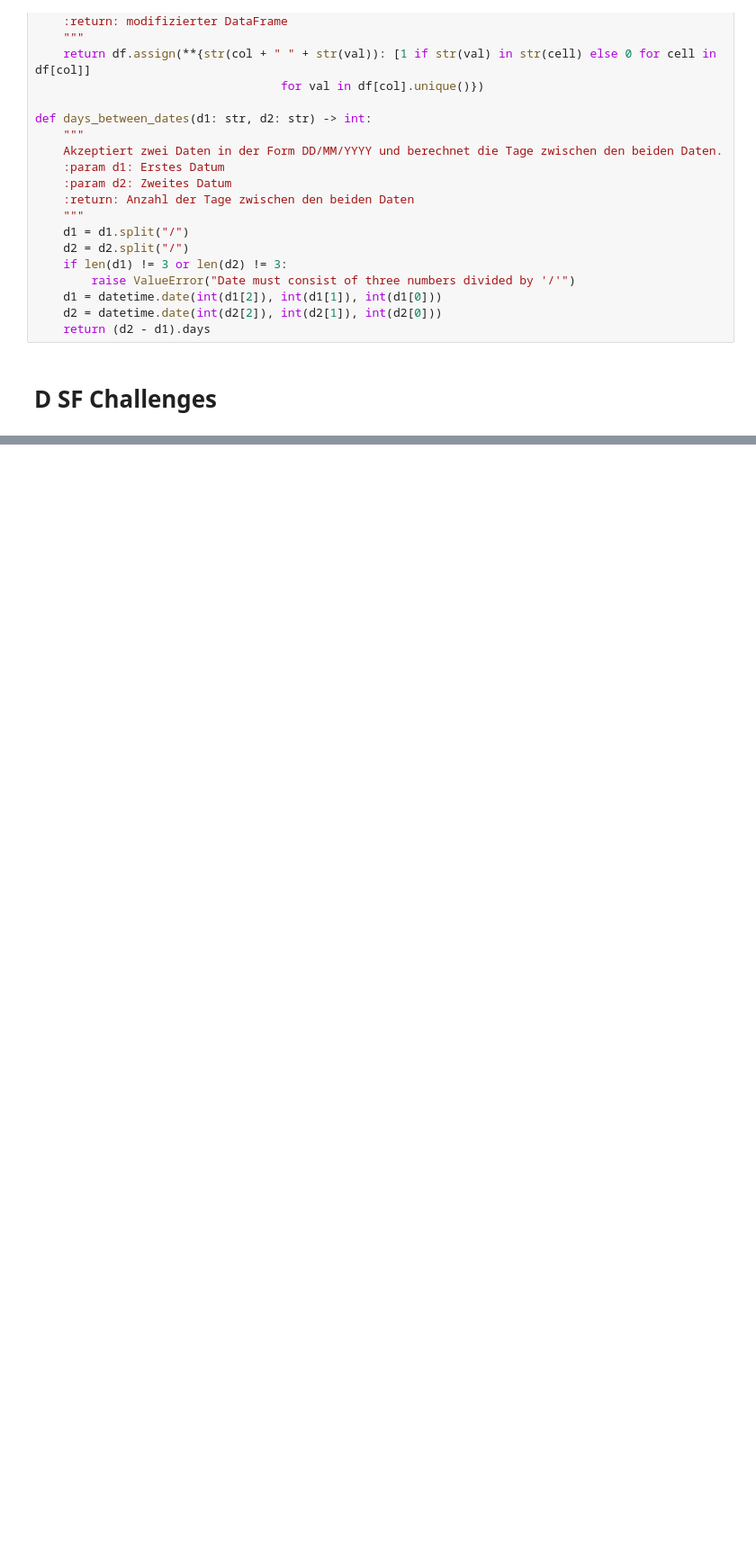
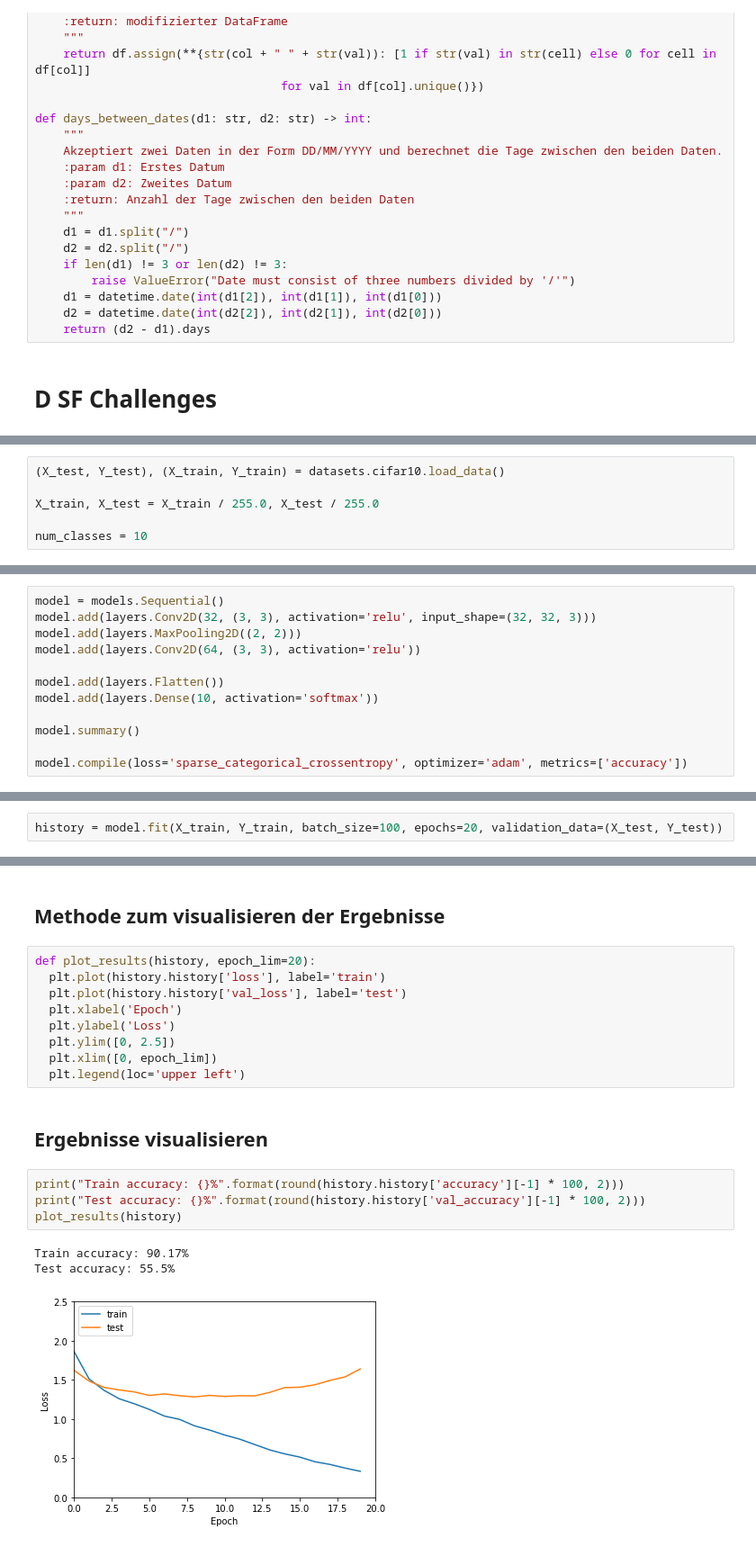
Before and after one commit to maxmoehl/ATIT2_assignments, a Jupyter notebook: Assignment_2/solution.ipynb, the cells around one changed output, grey strips where cells are left out. Shown at 90% size. Cells and saved outputs as stored; diff of their text form; blank space fills up the shorter version.

```diff
--- a/Assignment_2/solution.ipynb
+++ b/Assignment_2/solution.ipynb
@@ -114,0 +127,6 @@ print(round(XOR(1, 1), 2))
+# %%
+(X_test, Y_test), (X_train, Y_train) = datasets.cifar10.load_data()
+
+X_train, X_test = X_train / 255.0, X_test / 255.0
+
+num_classes = 10
@@ -114,0 +140,12 @@ print(round(XOR(1, 1), 2))
+# %%
+model = models.Sequential()
+model.add(layers.Conv2D(32, (3, 3), activation='relu', input_shape=(32, 32, 3)))
+model.add(layers.MaxPooling2D((2, 2)))
+model.add(layers.Conv2D(64, (3, 3), activation='relu'))
+
+model.add(layers.Flatten())
+model.add(layers.Dense(10, activation='softmax'))
+
+model.summary()
+
+model.compile(loss='sparse_categorical_crossentropy', optimizer='adam', metrics=['accuracy'])
@@ -114,0 +175,2 @@ print(round(XOR(1, 1), 2))
+# %%
+history = model.fit(X_train, Y_train, batch_size=100, epochs=20, validation_data=(X_test, Y_test))
@@ -114,0 +195,21 @@ print(round(XOR(1, 1), 2))
+# %% [markdown]
+## Methode zum visualisieren der Ergebnisse
+# %%
+def plot_results(history, epoch_lim=20):
+  plt.plot(history.history['loss'], label='train')
+  plt.plot(history.history['val_loss'], label='test')
+  plt.xlabel('Epoch')
+  plt.ylabel('Loss')
+  plt.ylim([0, 2.5])
+  plt.xlim([0, epoch_lim])
+  plt.legend(loc='upper left')
+# %% [markdown]
+## Ergebnisse visualisieren
+# %%
+print("Train accuracy: {}%".format(round(history.history['accuracy'][-1] * 100, 2)))
+print("Test accuracy: {}%".format(round(history.history['val_accuracy'][-1] * 100, 2)))
+plot_results(history)
+# %% [output]
+Train accuracy: 90.17%
+Test accuracy: 55.5%
+[figure, added]
```
Also changed, not shown: parts of 24 cells of this notebook.
